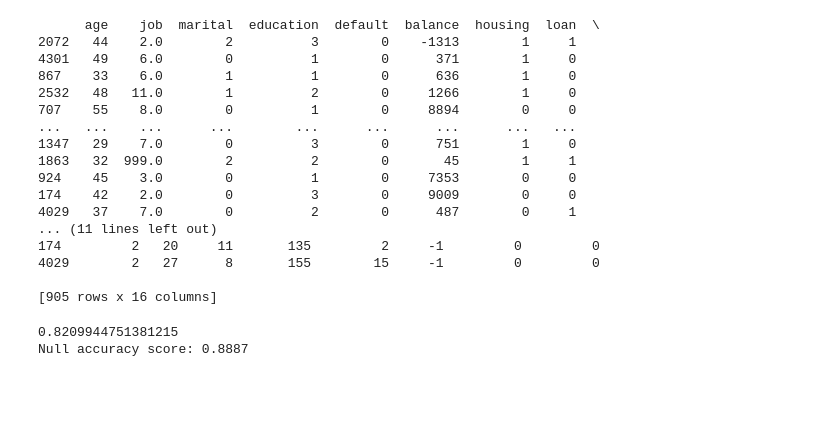
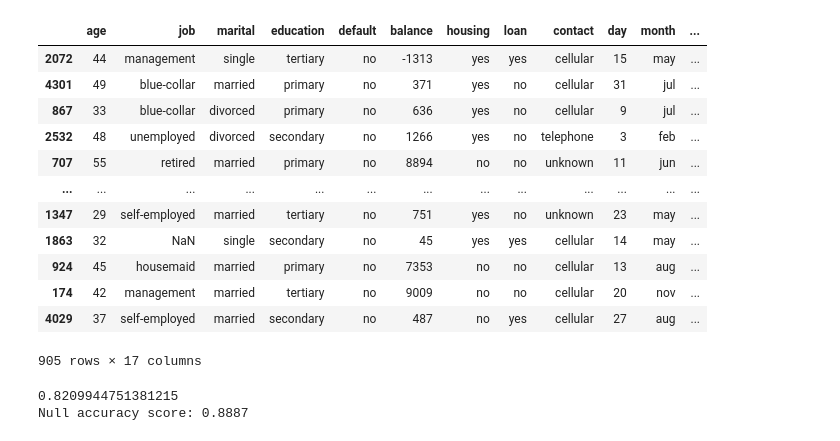
Before and after one commit to pookri/Final-Project, a Jupyter notebook: NavieBayes.ipynb, the cells around one changed output. Drawn from its saved outputs; the diff is of its cells as text; code cells hidden in the pictures; blank space fills up the shorter version.

```diff
--- a/NavieBayes.ipynb
+++ b/NavieBayes.ipynb
@@ -40,29 +40,46 @@ X = bdata[features]
 y = bdata['y']
 X_train,X_test,y_train,y_test=train_test_split(X,y,test_size=0.2,random_state=10)
 # %%
+#X_test_original={}
 nv = GaussianNB()
 nv.fit(X_train, y_train)
-print(X_test)
+X_test_original=X_test.copy(deep=True)
 y_pred = nv.predict(X_test)
 #for i in range(len(X_test)):
+#print(y_pred)
-# %% [output]
-      age    job  marital  education  default  balance  housing  loan  \
-2072   44    2.0        2          3        0    -1313        1     1
-4301   49    6.0        0          1        0      371        1     0
-867    33    6.0        1          1        0      636        1     0
-2532   48   11.0        1          2        0     1266        1     0
-707    55    8.0        0          1        0     8894        0     0
-...   ...    ...      ...        ...      ...      ...      ...   ...
-1347   29    7.0        0          3        0      751        1     0
-1863   32  999.0        2          2        0       45        1     1
-924    45    3.0        0          1        0     7353        0     0
-174    42    2.0        0          3        0     9009        0     0
-4029   37    7.0        0          2        0      487        0     1
-... (11 lines left out)
-174         2   20     11       135         2     -1         0         0
-4029        2   27      8       155        15     -1         0         0
-
-[905 rows x 16 columns]
+# %%
+dt1 = {1:'yes',0:'no'}
+X_test_original['loan'] = X_test_original['loan'].map(dt1)
+X_test_original['default'] = X_test_original['default'].map(dt1)
+X_test_original['housing'] = X_test_original['housing'].map(dt1)
+dt2={0:'married',1:'divorced',2:'single'}
+X_test_original['marital'] = X_test_original['marital'].map(dt2)
+dt3 = {0:'unknown',1:'primary',2:'secondary',3:'tertiary' }
+X_test_original['education'] = X_test_original['education'].map(dt3)
+dt4 = {0:'unknown',1:'telephone',2:'cellular'}
+X_test_original['contact'] = X_test_original['contact'].map(dt4)
+dt5={0:'unknown',1:'other',2:'failure',3:'success'}
+X_test_original['poutcome'] = X_test_original['poutcome'].map(dt5)
+dt6={1:'jan',2:'feb',3:'mar',4:'apr',5:'may',6:'jun',7:'jul',8:'aug',9:'sep',10:'oct',11:'nov',12:'dec'}
+X_test_original['month'] = X_test_original['month'].map(dt6)
+dt7 = {1:'unknown', 2:'management',3:'housemaid',4:'entrepreneur',5:'student',6:'blue-collar',7:'self-employed',8:'retired',9:'technician',10:'services',11:'unemployed',12:'admin'}
+X_test_original['job'] = X_test_original['job'].map(dt7)
+X_test_original['Will subscribe a term deposit(yes/no)']=y_pred
+X_test_original
+# %% [output]
+|  | age | job | marital | education | default | balance | housing | loan | contact | day | month | ... |
+| 2072 | 44 | management | single | tertiary | no | -1313 | yes | yes | cellular | 15 | may | ... |
+| 4301 | 49 | blue-collar | married | primary | no | 371 | yes | no | cellular | 31 | jul | ... |
+| 867 | 33 | blue-collar | divorced | primary | no | 636 | yes | no | cellular | 9 | jul | ... |
+| 2532 | 48 | unemployed | divorced | secondary | no | 1266 | yes | no | telephone | 3 | feb | ... |
+| 707 | 55 | retired | married | primary | no | 8894 | no | no | unknown | 11 | jun | ... |
+| ... | ... | ... | ... | ... | ... | ... | ... | ... | ... | ... | ... | ... |
+| 1347 | 29 | self-employed | married | tertiary | no | 751 | yes | no | unknown | 23 | may | ... |
+| 1863 | 32 | NaN | single | secondary | no | 45 | yes | yes | cellular | 14 | may | ... |
+| 924 | 45 | housemaid | married | primary | no | 7353 | no | no | cellular | 13 | aug | ... |
+| 174 | 42 | management | married | tertiary | no | 9009 | no | no | cellular | 20 | nov | ... |
+| 4029 | 37 | self-employed | married | secondary | no | 487 | no | yes | cellular | 27 | aug | ... |
+905 rows × 17 columns
 # %%
 print(accuracy_score(y_test,y_pred))
 null_accuracy = (1206/(1206+151))
```
Also changed, not shown: parts of 1 cell of this notebook.
